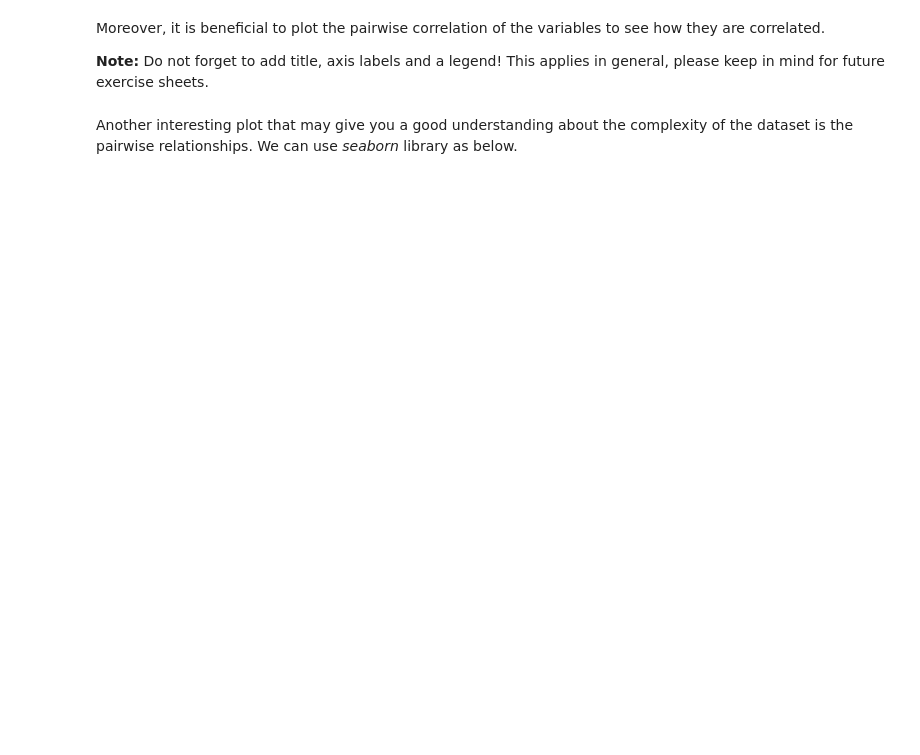
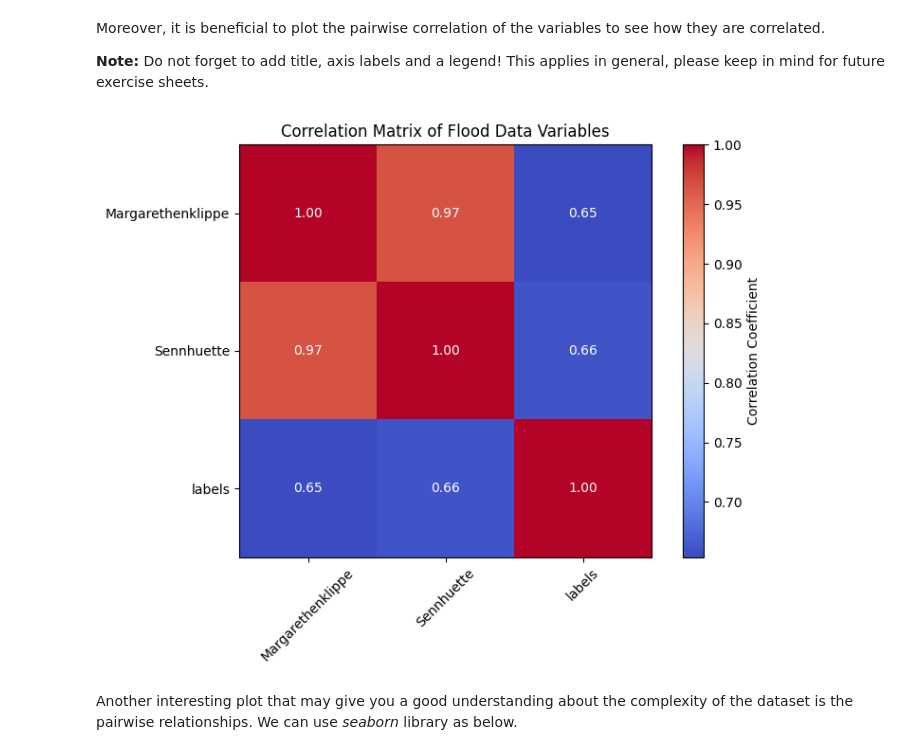
Before and after one commit to hamoud-Hmd/ADL_google_colab, a Jupyter notebook: Task_01.ipynb, the cells around one changed output. Cells and saved outputs as stored; diff of their text form; code cells hidden in the pictures; blank space fills up the shorter version.

```diff
--- a/Task_01.ipynb
+++ b/Task_01.ipynb
@@ -237,2 +290,25 @@ corr = data.corr()
+# %%
+# TODO fill in the missing lines
+corr = data.corr()
+
+# TODO plot the correlation matrix using pyplot.imshow
+plt.figure(figsize=(8, 6))
+im = plt.imshow(corr, cmap='coolwarm')
+plt.colorbar(im, label='Correlation Coefficient')
+plt.title('Correlation Matrix of Flood Data Variables')
+
+# Add correlation values on the heatmap
+for i in range(len(corr.columns)):
+    for j in range(len(corr.columns)):
+        plt.text(j, i, f'{corr.iloc[i, j]:.2f}',
+                 ha='center', va='center',
+                 color='white' if abs(corr.iloc[i, j]) > 0.5 else 'black')
+
+plt.xticks(range(len(corr.columns)), corr.columns, rotation=45)
+plt.yticks(range(len(corr.columns)), corr.columns)
+plt.tight_layout()
+plt.show()
+# %% [output]
+[figure, added]
 # %% [markdown]
 Another interesting plot that may give you a good understanding about the complexity of the dataset is the pairwise relationships. We can use *seaborn* library as below.
```
Also changed, not shown: parts of 26 cells of this notebook.
